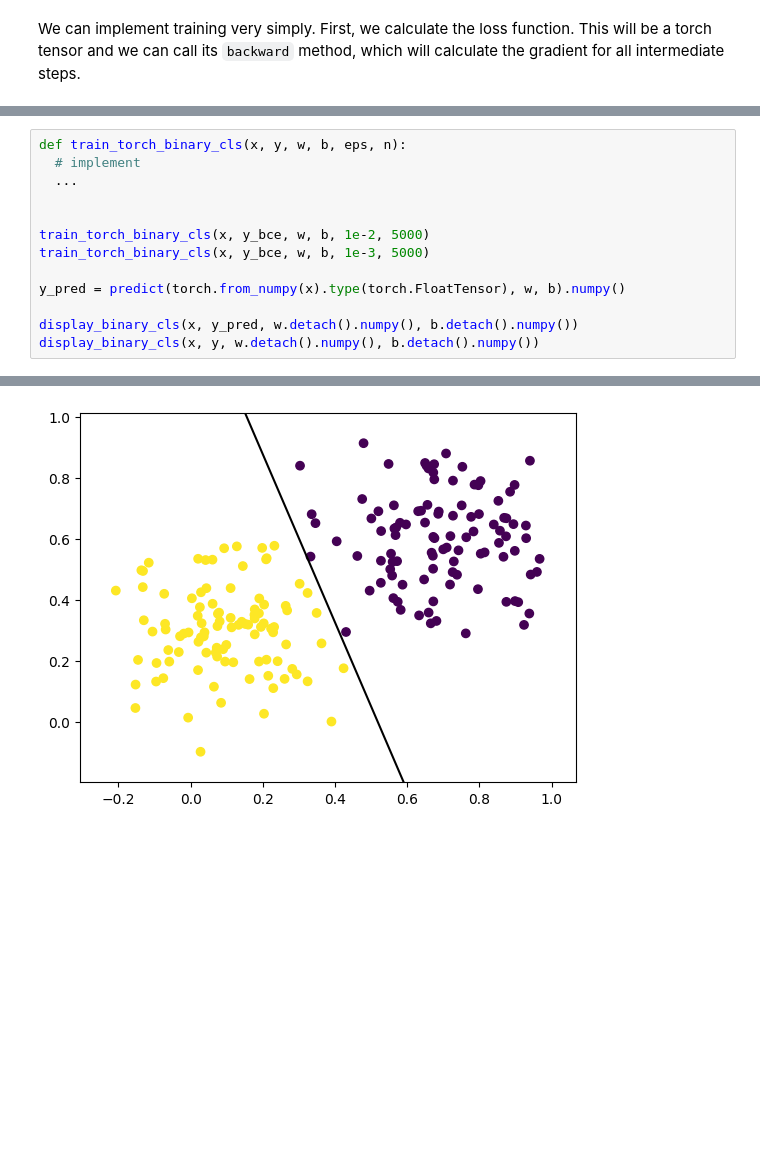
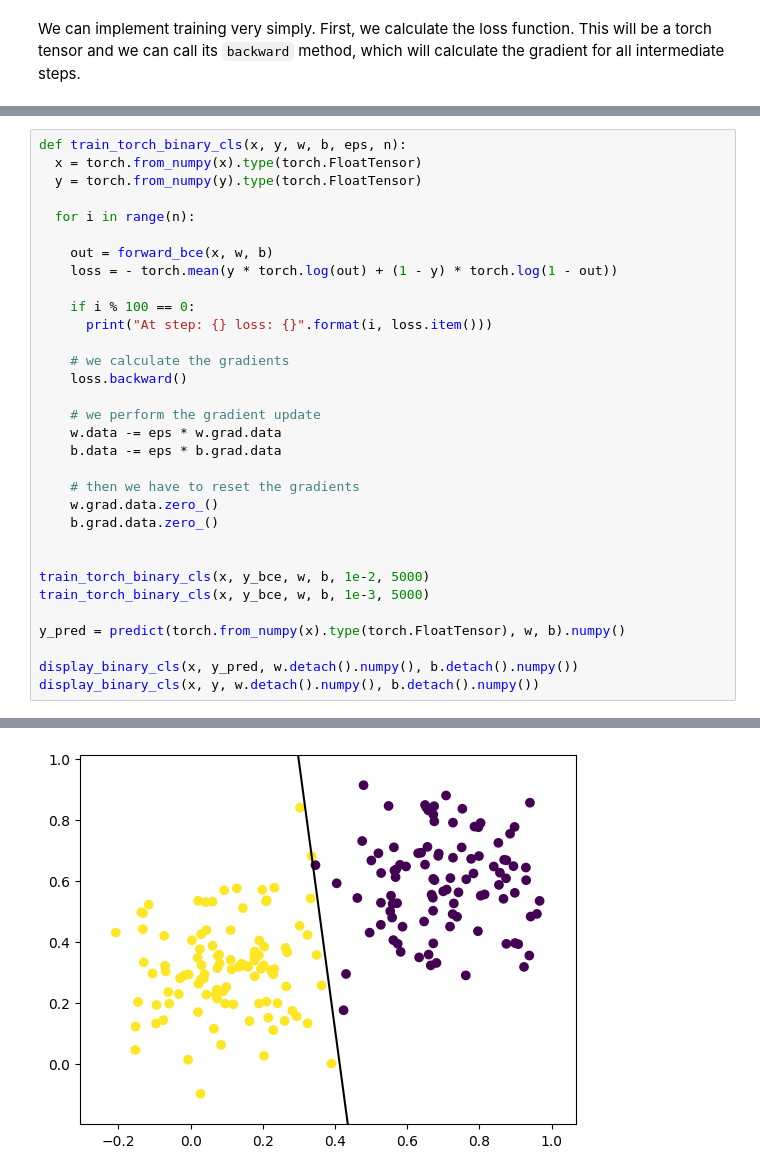
Before and after one commit to kocurvik/edu, a Jupyter notebook: HUPV/notebooks/cv03_en.ipynb, the cells around one changed output, grey strips where cells are left out. Saved outputs shown, nothing was run; the diff lists cells and outputs as text; blank space fills up the shorter version.

```diff
--- a/HUPV/notebooks/cv03_en.ipynb
+++ b/HUPV/notebooks/cv03_en.ipynb
@@ -448,7 +450,26 @@ tensor([0])
 # %%
 def train_torch_binary_cls(x, y, w, b, eps, n):
-  # implement
-  ...
+  x = torch.from_numpy(x).type(torch.FloatTensor)
+  y = torch.from_numpy(y).type(torch.FloatTensor)
+
+  for i in range(n):
+
+    out = forward_bce(x, w, b)
+    loss = - torch.mean(y * torch.log(out) + (1 - y) * torch.log(1 - out))
+
+    if i % 100 == 0:
+      print("At step: {} loss: {}".format(i, loss.item()))
+
+    # we calculate the gradients
+    loss.backward()
+
+    # we perform the gradient update
+    w.data -= eps * w.grad.data
+    b.data -= eps * b.grad.data
+
+    # then we have to reset the gradients
+    w.grad.data.zero_()
+    b.grad.data.zero_()
 
 
 train_torch_binary_cls(x, y_bce, w, b, 1e-2, 5000)
@@ -479 +500 @@ At step: 4900 loss: 0.2637391984462738
-[figure, old version]
+[figure, new version]
```
Also changed, not shown: parts of 8 cells of this notebook.
